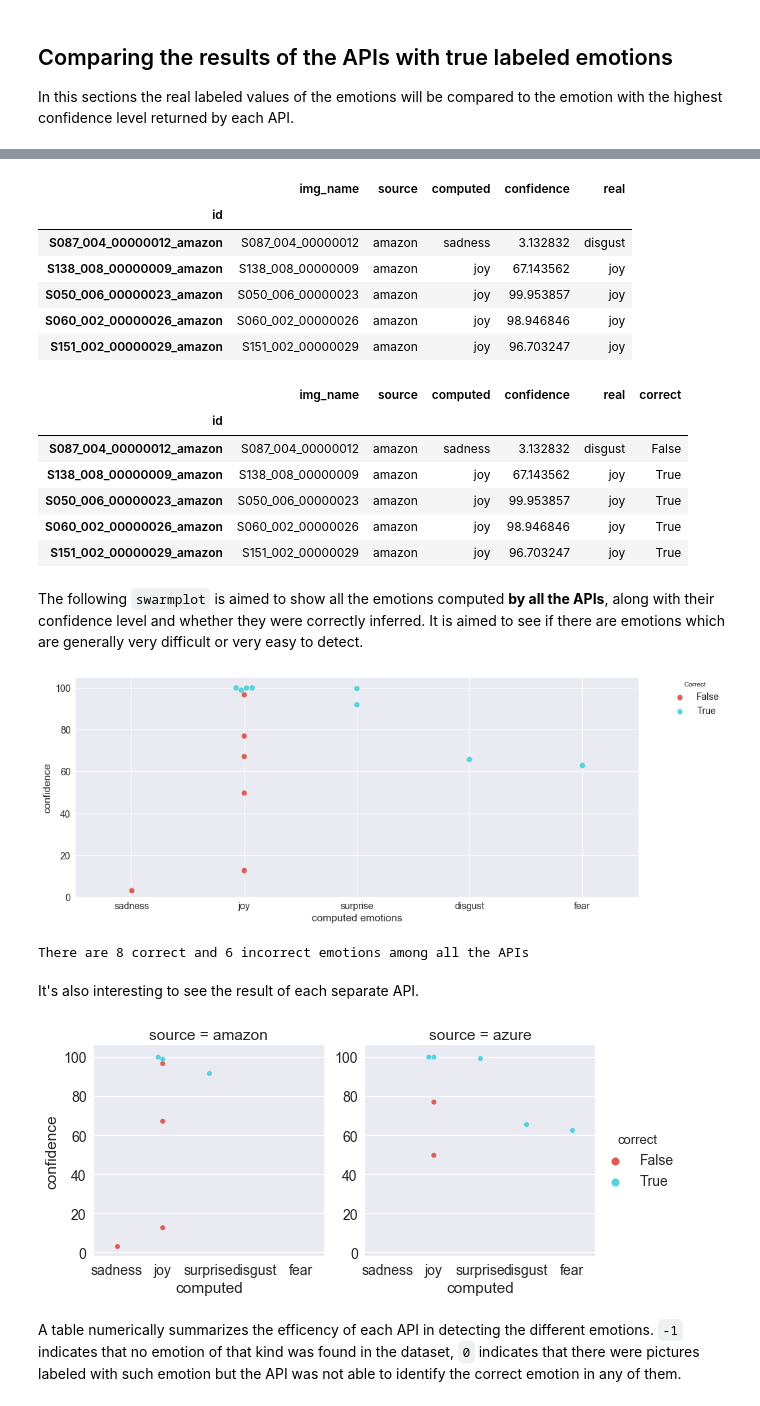
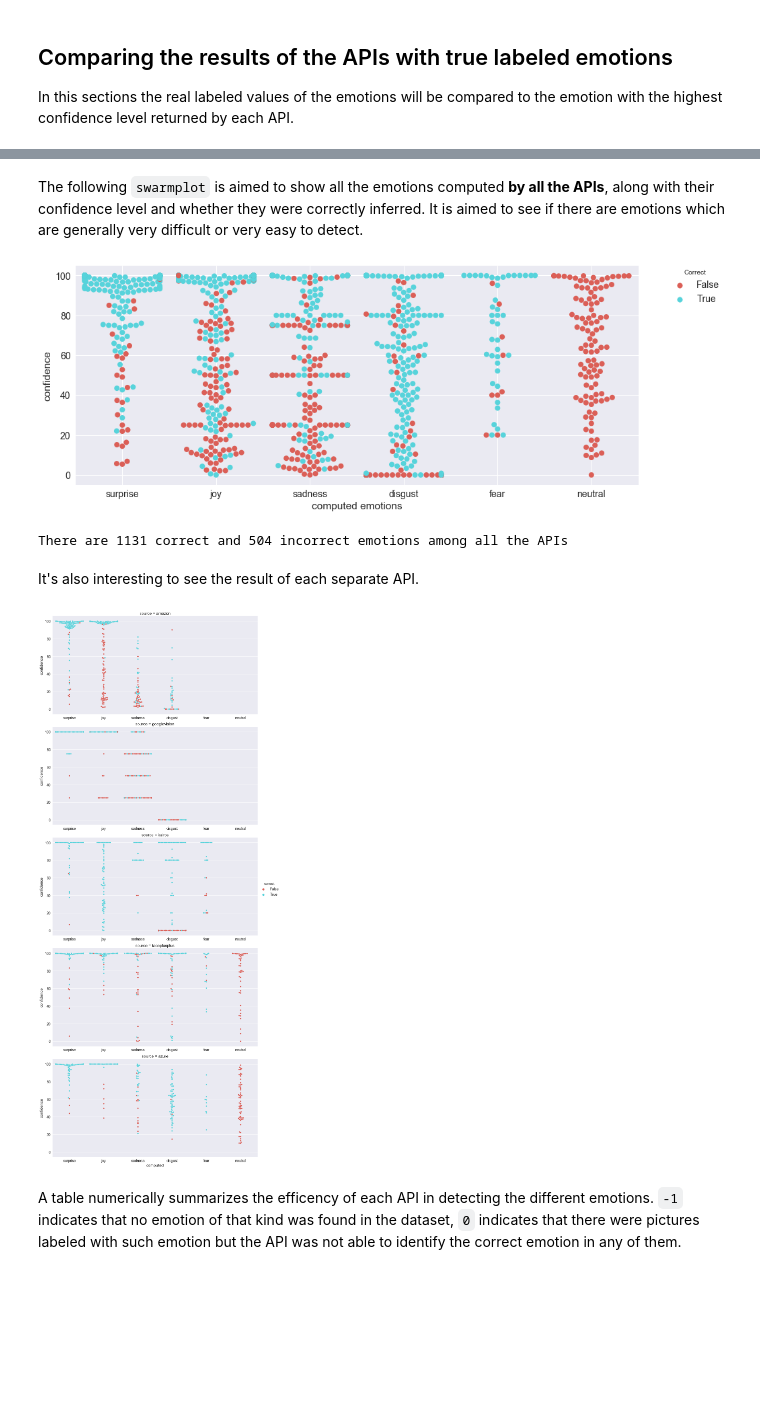
Before and after one commit to tonca/emotion_recognition, a Jupyter notebook: notebooks/API_testing.ipynb, the cells around one changed output, grey strips where cells are left out. Cells and saved outputs as stored; diff of their text form; code cells hidden in the pictures; blank space fills up the shorter version.

```diff
--- a/notebooks/API_testing.ipynb
+++ b/notebooks/API_testing.ipynb
@@ -121,3 +129,8 @@ label_df.head()
 | S029_001_00000001 | 0 |
 | S138_001_00000001 | 0 |
 | S064_001_00000001 | 0 |
+# %%
+# some images of the ck+ dataset don't have labels but have anyway been sent to the APIs
+# so their result must be removed from the dataset
+df = df.loc[df.img_name.isin(label_df.index)]
+print('The analysis will be done on {} images'.format(df.img_name.unique().shape[0]))
@@ -276,32 +288,3 @@ compare_df
-# %%
-# USELESS
-# boh = pd.merge(left=compare_df, right=label_df, right_index=True, left_on='img_name', how='left')
-# boh = ni.merge(label_df, right_index=True, left_on='img_name', how='outer')
-# boh
-compare_df_j = compare_df.join(label_df, on='img_name')
-compare_df_j.rename(columns={'emotion':'real'}, inplace=True)
-compare_df_j.head()
-# %% [output]
-|  | img_name | source | computed | confidence | real |
-| id |  |  |  |  |  |
-| S087_004_00000012_amazon | S087_004_00000012 | amazon | sadness | 3.132832 | disgust |
-| S138_008_00000009_amazon | S138_008_00000009 | amazon | joy | 67.143562 | joy |
-| S050_006_00000023_amazon | S050_006_00000023 | amazon | joy | 99.953857 | joy |
-| S060_002_00000026_amazon | S060_002_00000026 | amazon | joy | 98.946846 | joy |
-| S151_002_00000029_amazon | S151_002_00000029 | amazon | joy | 96.703247 | joy |
-# %%
-# USELESS
-# check whether computed and emotion are equal
-compare_df_j['correct'] = compare_df_j.computed == compare_df_j.real
-compare_df_j.head()
-# %% [output]
-|  | img_name | source | computed | confidence | real | correct |
-| id |  |  |  |  |  |  |
-| S087_004_00000012_amazon | S087_004_00000012 | amazon | sadness | 3.132832 | disgust | False |
-| S138_008_00000009_amazon | S138_008_00000009 | amazon | joy | 67.143562 | joy | True |
-| S050_006_00000023_amazon | S050_006_00000023 | amazon | joy | 99.953857 | joy | True |
-| S060_002_00000026_amazon | S060_002_00000026 | amazon | joy | 98.946846 | joy | True |
-| S151_002_00000029_amazon | S151_002_00000029 | amazon | joy | 96.703247 | joy | True |
 # %% [markdown]
 The following `swarmplot` is aimed to show all the emotions computed **by all the APIs**, along with their confidence level and whether they were correctly inferred. It is aimed to see if there are emotions which are generally very difficult or very easy to detect.
 # %%
@@ -309,24 +292,28 @@ fig, axes = plt.subplots(1, 1, figsize=(15, 6))
 # generate the swarmplot, colorize depending on whether the emotions were correctly inferred
 _ = sns.swarmplot(x='computed', y='confidence', hue='correct', palette='hls', size=8, data=compare_df)
 _.grid(True)
-_.set_ylim(0, 105)
+_.set_ylim(-5, 105)
 _.set_xlabel('computed emotions')
 __ = _.legend(bbox_to_anchor=(1.05, 1), loc=2, borderaxespad=0., title='Correct')
 # %% [output]
-[figure, old version]
+[figure, new version]
 # %%
 # count nr of correctly inferred emotions
 correct = compare_df.loc[compare_df.correct == True].shape[0]
 incorrect = compare_df.shape[0] - correct
 print('There are {} correct and {} incorrect emotions among all the APIs'.format(correct, incorrect))
 # %% [output]
-There are 8 correct and 6 incorrect emotions among all the APIs
+There are 1131 correct and 504 incorrect emotions among all the APIs
 # %% [markdown]
 It's also interesting to see the result of each separate API.
 # %%
-g = sns.factorplot(x='computed', y='confidence', hue='correct', palette='hls', kind='swarm', col='source', data=compare_df)
+g = sns.factorplot(
+    x='computed', y='confidence', row='source',
+    hue='correct', palette='hls', kind='swarm',
+    size=6, aspect=2,
+    data=compare_df)
 # %% [output]
-[figure, old version]
+[figure, new version]
 # %% [markdown]
 A table numerically summarizes the efficency of each API in detecting the different emotions. `-1` indicates that no emotion of that kind was found in the dataset, `0` indicates that there were pictures labeled with such emotion but the API was not able to identify the correct emotion in any of them.
 # %%
```
Also changed, not shown: parts of 15 cells of this notebook, 1 other file.
